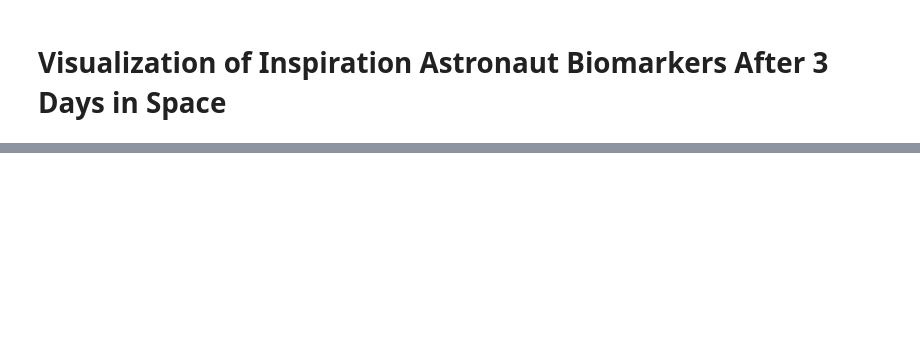
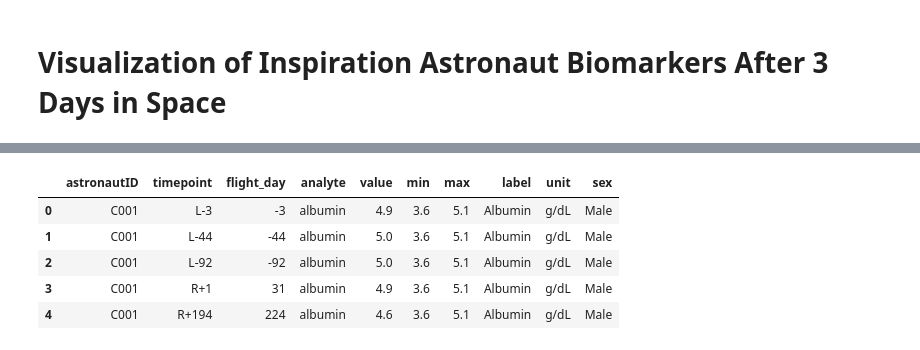
Before and after one commit to DominicTanzillo/Inspiration-Health-Data, a Jupyter notebook: writeup.ipynb, the cells around one changed output, grey strips where cells are left out. Drawn from its saved outputs; the diff is of its cells as text; code cells hidden in the pictures; blank space fills up the shorter version.

```diff
--- a/writeup.ipynb
+++ b/writeup.ipynb
@@ -81,22 +4,0 @@ cmp.head()
-# %%
-import numpy as np
-import pandas as pd
-import matplotlib.pyplot as plt
-import seaborn as sns
-
-from sklearn.linear_model import LinearRegression
-from sklearn import metrics
-import pandas as pd
-
-def run_model(X_train,y_train,X_test,y_test):
-
-    lin_model = LinearRegression()
-    lin_model.fit(X_train,y_train)
-    y_pred = lin_model.predict(X_test)
-    test_mse = metrics.mean_squared_error(y_test, y_pred)
-    return test_mse
-
-import warnings
-warnings.filterwarnings("ignore")
-
-pd.options.display.float_format = '{:,.2f}'.format
@@ -417,0 +338,22 @@ assert mse_score < 18500
+# %%
+import pandas as pd
+from scripts.featureEngineering import add_flight_day, add_derived_features
+from scripts.stats import tidy_from_wide
+
+# Load cleaned metabolic panel
+df = pd.read_csv("final_data/Metabolic_Panel.csv")
+
+# Feature engineering
+df = add_flight_day(df)
+df = add_derived_features(df)
+
+# Convert to tidy format
+tidy_df = tidy_from_wide(df)
+tidy_df.head()
+# %% [output]
+|  | astronautID | timepoint | flight_day | analyte | value | min | max | label | unit | sex |
+| 0 | C001 | L-3 | -3 | albumin | 4.9 | 3.6 | 5.1 | Albumin | g/dL | Male |
+| 1 | C001 | L-44 | -44 | albumin | 5.0 | 3.6 | 5.1 | Albumin | g/dL | Male |
+| 2 | C001 | L-92 | -92 | albumin | 5.0 | 3.6 | 5.1 | Albumin | g/dL | Male |
+| 3 | C001 | R+1 | 31 | albumin | 4.9 | 3.6 | 5.1 | Albumin | g/dL | Male |
+| 4 | C001 | R+194 | 224 | albumin | 4.6 | 3.6 | 5.1 | Albumin | g/dL | Male |
```
Also changed, not shown: parts of 35 cells of this notebook, 2 other files.
